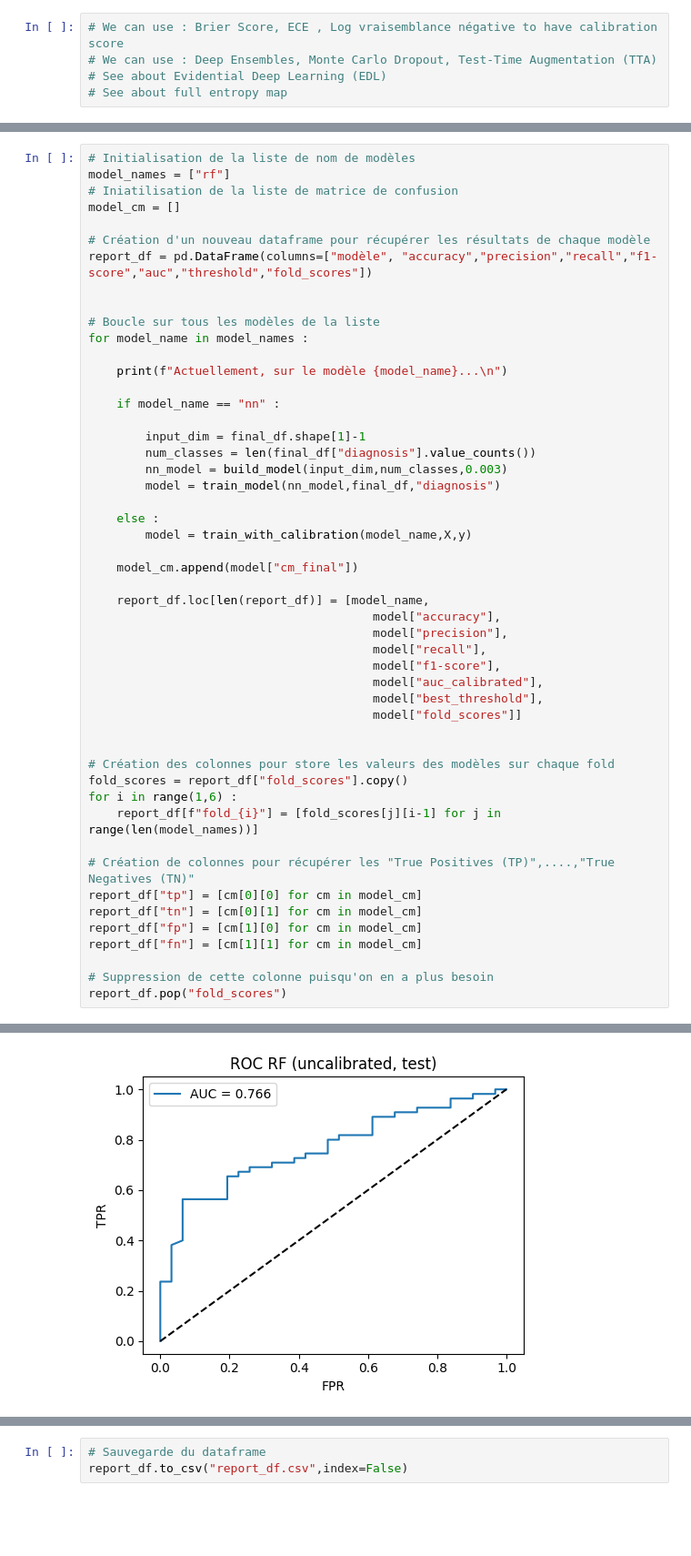
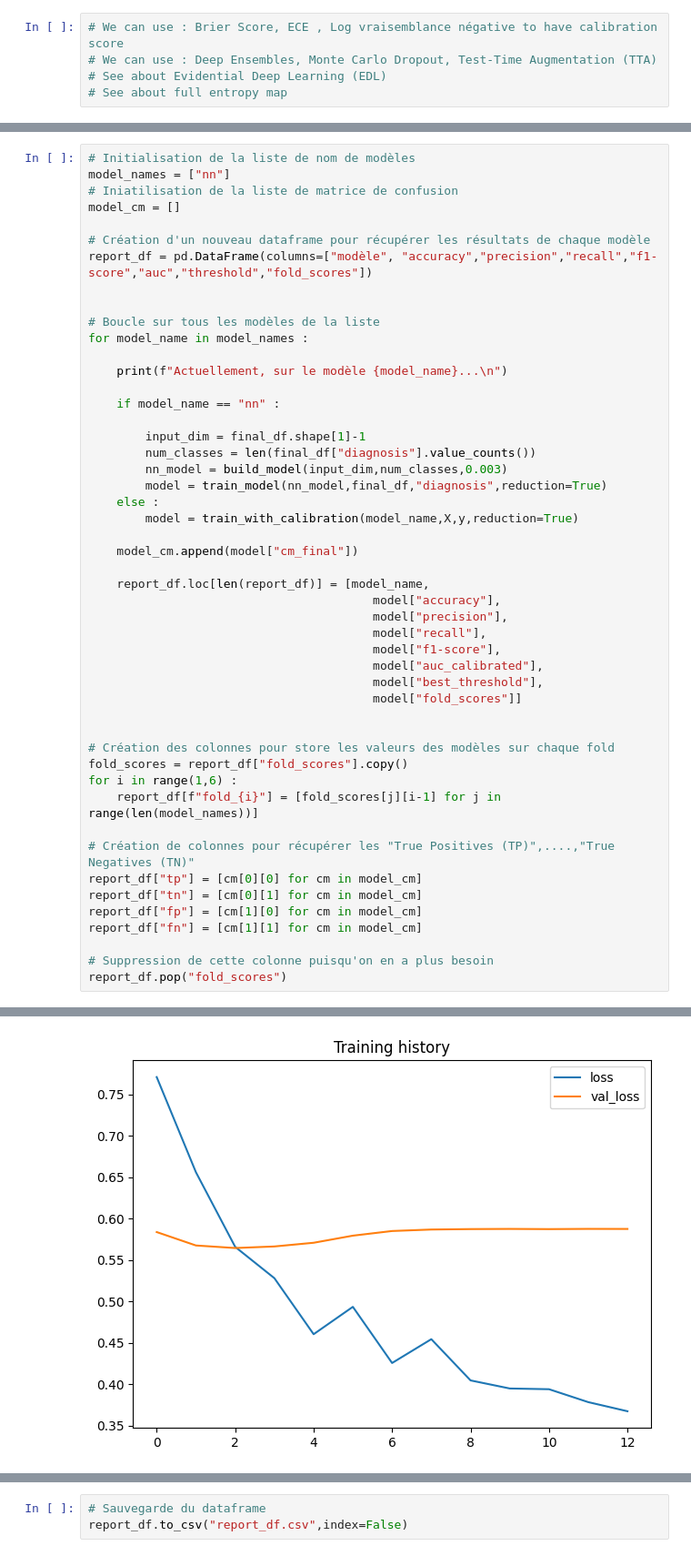
Before and after one commit to latall1017/MLB_PROJECT, a Jupyter notebook: notebook_2.ipynb, the cells around one changed output, grey strips where cells are left out. Shown at 91% size. Drawn from its saved outputs; the diff is of its cells as text; blank space fills up the shorter version.

```diff
--- a/notebook_2.ipynb
+++ b/notebook_2.ipynb
@@ -63,6 +46,6 @@ after : 92
 # %%
 # Initialisation de la liste de nom de modèles
-model_names = ["rf"]
+model_names = ["nn"]
 # Iniatilisation de la liste de matrice de confusion
 model_cm = []
 
@@ -80,10 +63,9 @@ for model_name in model_names :
         input_dim = final_df.shape[1]-1
         num_classes = len(final_df["diagnosis"].value_counts())
         nn_model = build_model(input_dim,num_classes,0.003)
-        model = train_model(nn_model,final_df,"diagnosis")
-
+        model = train_model(nn_model,final_df,"diagnosis",reduction=True)
     else :
-        model = train_with_calibration(model_name,X,y)
+        model = train_with_calibration(model_name,X,y,reduction=True)
 
     model_cm.append(model["cm_final"])
 
@@ -126 +113 @@ weighted avg       0.67      0.69      0.68        86
-[figure, old version]
+[figure, new version]
```
Also changed, not shown: parts of 6 cells of this notebook, 54 other files.
